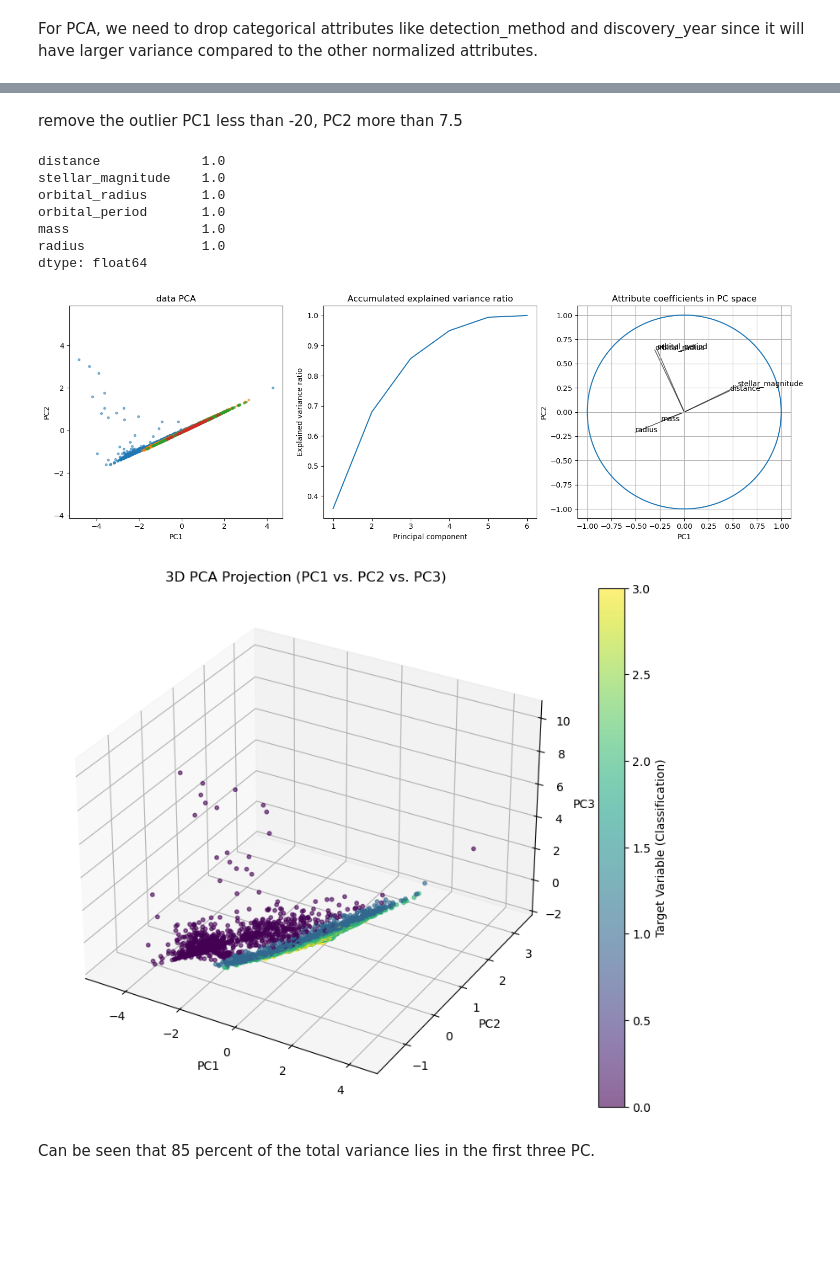
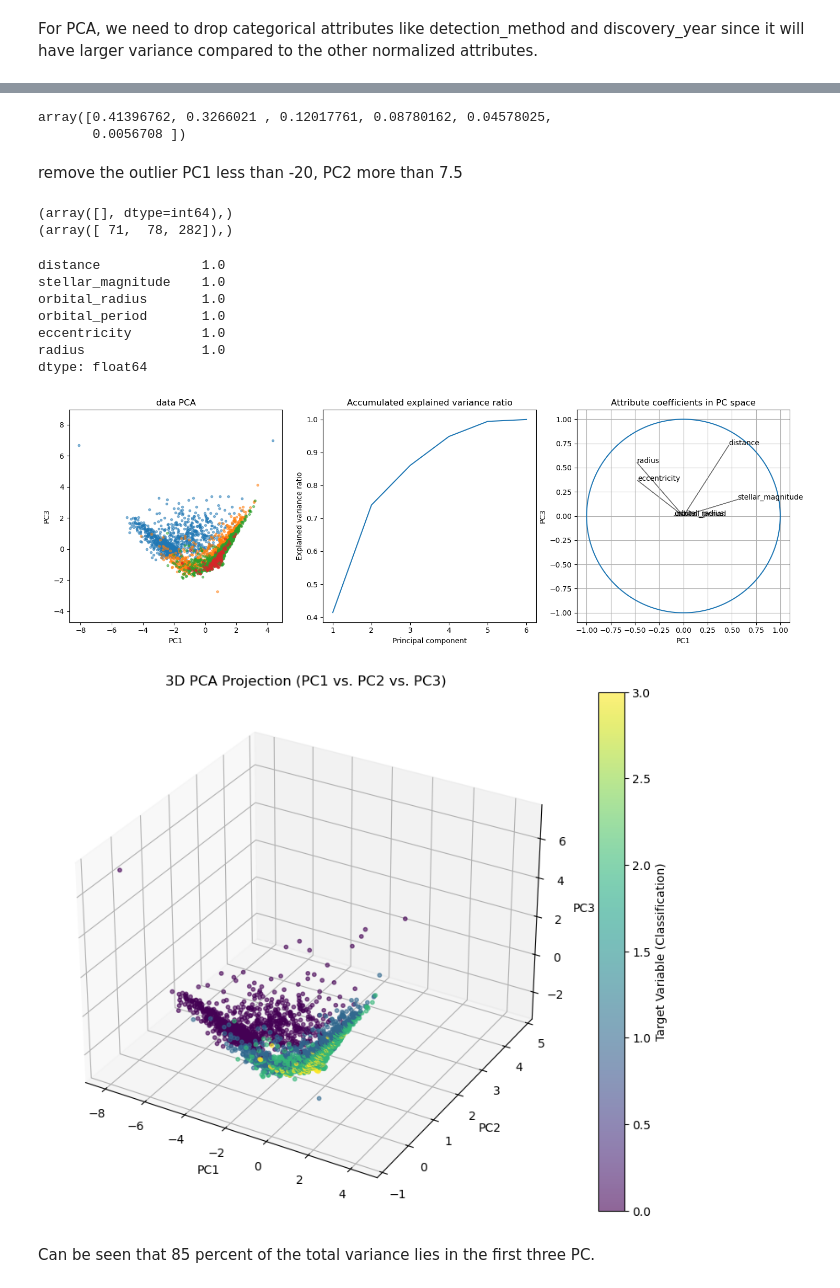
Before and after one commit to lelegod/ml_project, a Jupyter notebook: project1.ipynb, the cells around one changed output, grey strips where cells are left out. Drawn from its saved outputs; the diff is of its cells as text; code cells hidden in the pictures; blank space fills up the shorter version.

```diff
--- a/project1.ipynb
+++ b/project1.ipynb
@@ -133,9 +133,12 @@ Index(['Astrometry', 'Direct Imaging', 'Disk Kinematics',
 # %% [markdown]
 ## Classification and regression problems
 # %%
-X = df_std.drop(["planet_type", "eccentricity"], axis=1)
+X = df_std.drop(["planet_type", "mass"], axis=1)
+# X_no_outlier = X.drop([71, 78, 282], axis=0)
 y_classification = df_std["planet_type"]
-y_regression = df_std["eccentricity"]
+# y_classification = y_classification.drop([71, 78, 282], axis=0)
+y_regression = df_std["mass"]
+# X_no_outlier
 # %% [markdown]
 # Apply PCA analysis
 # %%
@@ -146,6 +149,12 @@ For PCA, we need to drop categorical attributes like detection_method and discov
 pca = PCA()
 
 X_pca = X.drop(["detection_method", "discovery_year"], axis=1)
+cols_to_log = ["distance", "orbital_period", "orbital_radius", "radius"]
+X_pca = X_pca[(X_pca[cols_to_log] >= 0).all(axis=1)]
+
+for col in cols_to_log:
+    X_pca[col] = np.log10(X_pca[col])
+
 B = pca.fit_transform(X_pca)
 V = pca.components_.T
 
@@ -163,11 +172,22 @@ plt.show()
+# %%
+rho
+# %% [output]
+array([0.41396762, 0.3266021 , 0.12017761, 0.08780162, 0.04578025,
+       0.0056708 ])
 # %% [markdown]
 remove the outlier PC1 less than -20, PC2 more than 7.5
 # %%
-outlier_idx = (B[:, 0] < -20) | (B[:, 1] > 7.5)
+outlier_idx = (B[:, 1] > 10)
+print(np.where(B[:, 0] < -20))
+print(np.where(B[:, 1] > 10))
+out = [78, 428, 71, 282]
 B = B[~outlier_idx]
 y_classification = y_classification[~outlier_idx]
+# %% [output]
+(array([], dtype=int64),)
+(array([ 71,  78, 282]),)
 # %%
-PC_idxs = [0, 1, 2]
+PC_idxs = [0, 1]
 unique_types = np.unique(y_classification)
 
 fig, axs = plt.subplots(1, 3, figsize=(15,5))
@@ -201,42 +221,42 @@ axs[2].plot(np.cos(np.arange(0, 2 * np.pi, 0.01)), np.sin(np.arange(0, 2 * np.pi
 axs[2].axis("equal")
 plt.tight_layout()
 plt.show()
 
 fig_3d = plt.figure(figsize=(10, 8))
 ax_3d = fig_3d.add_subplot(111, projection='3d')
 
 scatter_3d = ax_3d.scatter(
-    B[:, PC_idxs[0]],
-    B[:, PC_idxs[1]],
-    B[:, PC_idxs[2]],
+    B[:, 0],
+    B[:, 1],
+    B[:, 2],
     c=y_classification,
     cmap='viridis',
     marker='o',
     s=10,
     alpha=0.6
 )
 
 for p_type in unique_types:
     mask = (y_classification == p_type)
 
 ax_3d.set_title('3D PCA Projection (PC1 vs. PC2 vs. PC3)')
-ax_3d.set_xlabel(f"PC{PC_idxs[0] + 1}")
-ax_3d.set_ylabel(f"PC{PC_idxs[1] + 1}")
-ax_3d.set_zlabel(f"PC{PC_idxs[2] + 1}")
+ax_3d.set_xlabel(f"PC{0 + 1}")
+ax_3d.set_ylabel(f"PC{1 + 1}")
+ax_3d.set_zlabel(f"PC{2 + 1}")
 
 fig_3d.colorbar(scatter_3d, ax=ax_3d, label='Target Variable (Classification)')
 
 plt.show()
 # %% [output]
 distance             1.0
 stellar_magnitude    1.0
 orbital_radius       1.0
 orbital_period       1.0
-mass                 1.0
+eccentricity         1.0
 radius               1.0
 dtype: float64
-[figure, old version]
+[figure, new version]
-[figure, old version]
+[figure, new version]
 # %% [markdown]
 Can be seen that 85 percent of the total variance lies in the first three PC.
 # %% [markdown]
```
Also changed, not shown: parts of 2 cells of this notebook, 1 other file.
